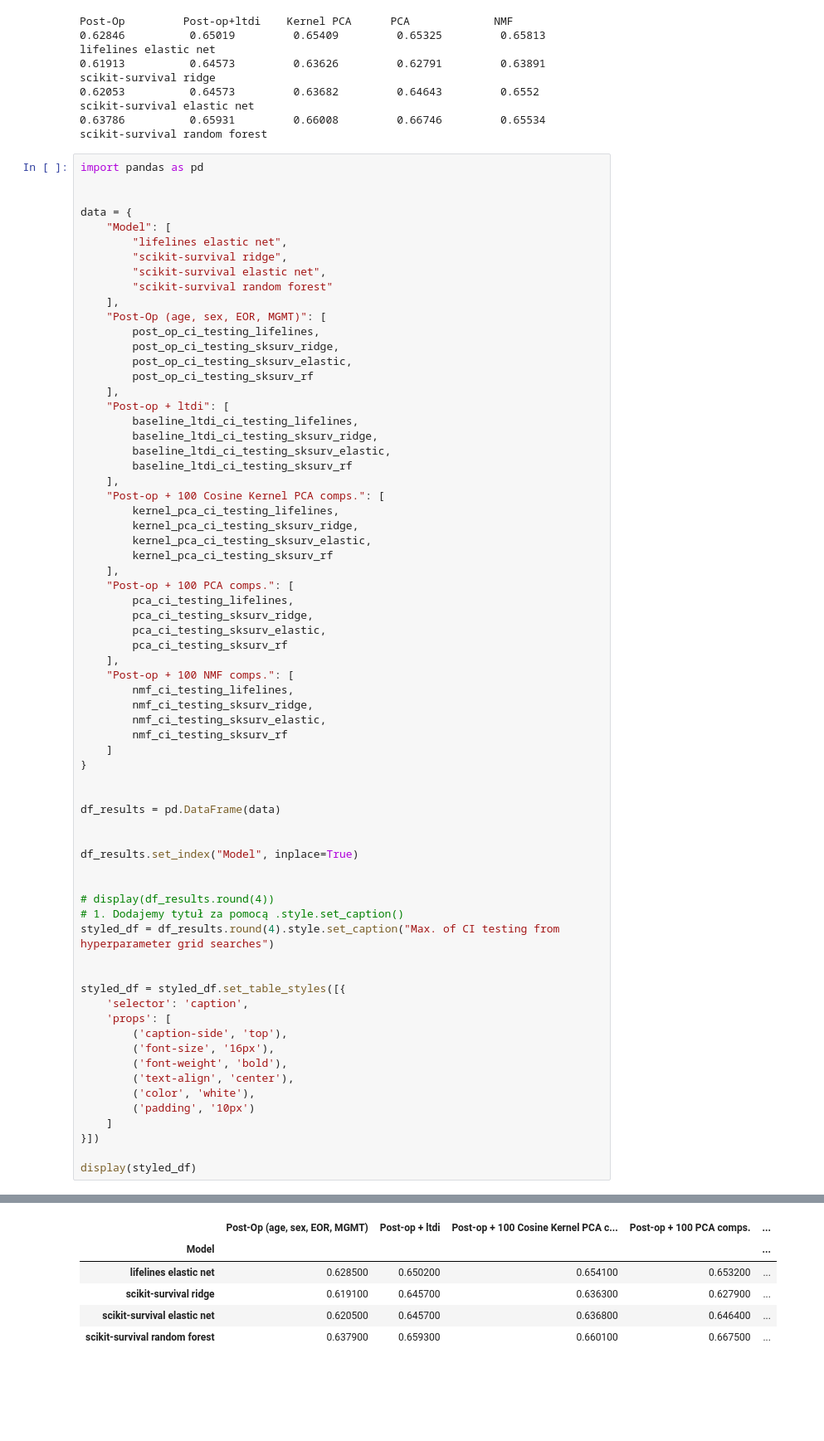
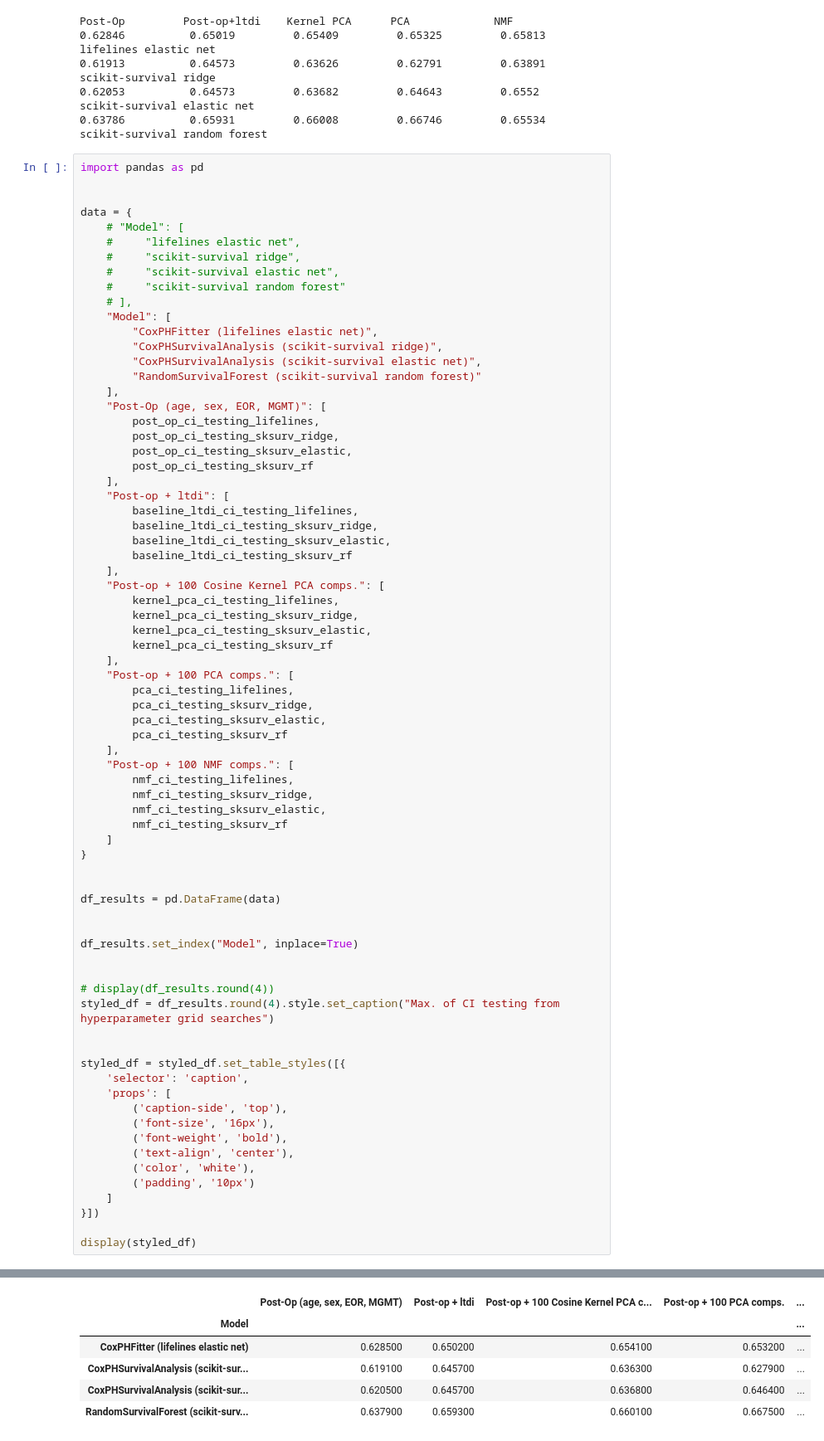
Before and after one commit to basiav/Tractography, a Jupyter notebook: td/pca-100-components-results-analysis.ipynb, the cells around one changed output, grey strips where cells are left out. Shown at 83% size. Saved outputs shown, nothing was run; the diff lists cells and outputs as text; blank space fills up the shorter version.

```diff
--- a/td/pca-100-components-results-analysis.ipynb
+++ b/td/pca-100-components-results-analysis.ipynb
@@ -315,11 +315,17 @@ import pandas as pd
 
 
 data = {
+    # "Model": [
+    #     "lifelines elastic net",
+    #     "scikit-survival ridge",
+    #     "scikit-survival elastic net",
+    #     "scikit-survival random forest"
+    # ],
     "Model": [
-        "lifelines elastic net",
-        "scikit-survival ridge",
-        "scikit-survival elastic net",
-        "scikit-survival random forest"
+        "CoxPHFitter (lifelines elastic net)",
+        "CoxPHSurvivalAnalysis (scikit-survival ridge)",
+        "CoxPHSurvivalAnalysis (scikit-survival elastic net)",
+        "RandomSurvivalForest (scikit-survival random forest)"
     ],
     "Post-Op (age, sex, EOR, MGMT)": [
         post_op_ci_testing_lifelines,
@@ -354,35 +360,34 @@ data = {
 }
 
 
 df_results = pd.DataFrame(data)
 
 
 df_results.set_index("Model", inplace=True)
 
 
 # display(df_results.round(4))
-# 1. Dodajemy tytuł za pomocą .style.set_caption()
 styled_df = df_results.round(4).style.set_caption("Max. of CI testing from hyperparameter grid searches")
 
 
 styled_df = styled_df.set_table_styles([{
     'selector': 'caption',
     'props': [
         ('caption-side', 'top'),
         ('font-size', '16px'),
         ('font-weight', 'bold'),
         ('text-align', 'center'),
         ('color', 'white'),
         ('padding', '10px')
     ]
 }])
 
 display(styled_df)
 # %% [output]
 Max. of CI testing from hyperparameter grid searches
 |  | Post-Op (age, sex, EOR, MGMT) | Post-op + ltdi | Post-op + 100 Cosine Kernel PCA c... | Post-op + 100 PCA comps. | ... |
 | Model |  |  |  |  | ... |
-| lifelines elastic net | 0.628500 | 0.650200 | 0.654100 | 0.653200 | ... |
-| scikit-survival ridge | 0.619100 | 0.645700 | 0.636300 | 0.627900 | ... |
-| scikit-survival elastic net | 0.620500 | 0.645700 | 0.636800 | 0.646400 | ... |
-| scikit-survival random forest | 0.637900 | 0.659300 | 0.660100 | 0.667500 | ... |
+| CoxPHFitter (lifelines elastic net) | 0.628500 | 0.650200 | 0.654100 | 0.653200 | ... |
+| CoxPHSurvivalAnalysis (scikit-sur... | 0.619100 | 0.645700 | 0.636300 | 0.627900 | ... |
+| CoxPHSurvivalAnalysis (scikit-sur... | 0.620500 | 0.645700 | 0.636800 | 0.646400 | ... |
+| RandomSurvivalForest (scikit-surv... | 0.637900 | 0.659300 | 0.660100 | 0.667500 | ... |
```
Also changed, not shown: 21 other files.
